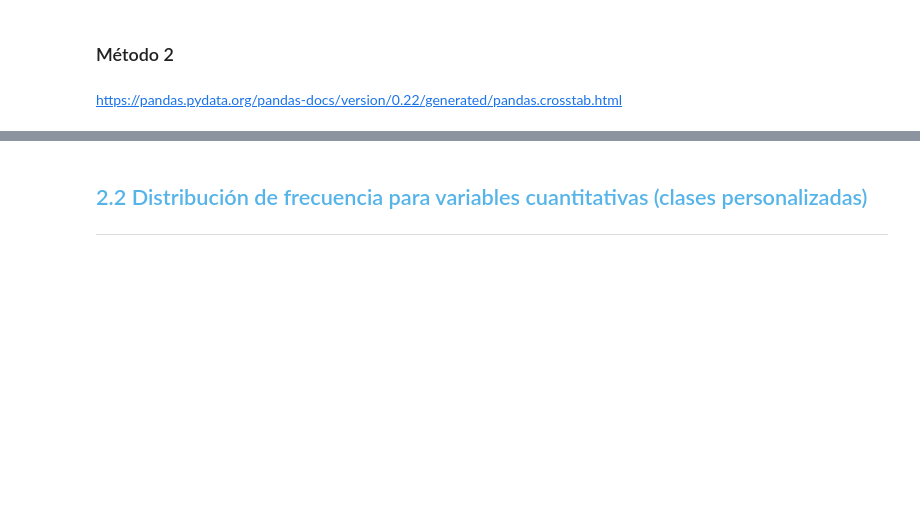
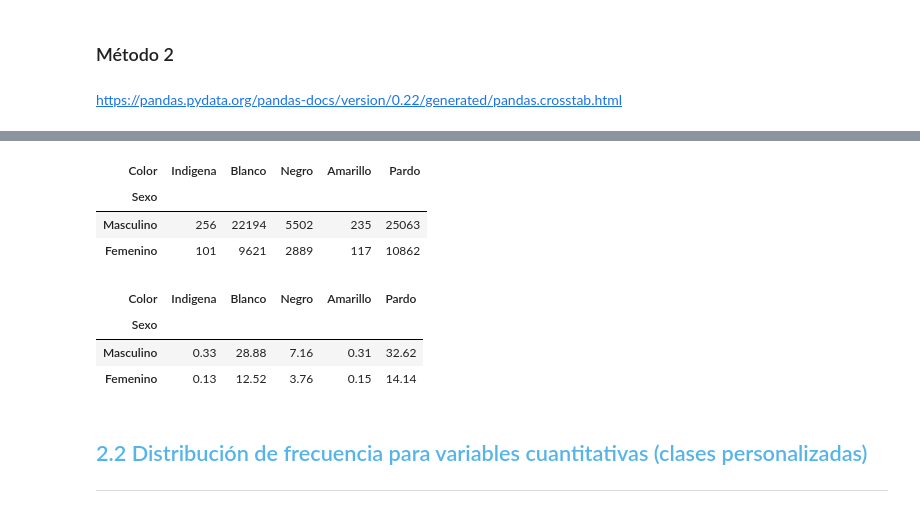
Before and after one commit to Eve113/AnalisisDeDatosEPR1, a Jupyter notebook: Curso_de_Estadística_con_Python_1.ipynb, the cells around one changed output, grey strips where cells are left out. Cells and saved outputs as stored; diff of their text form; code cells hidden in the pictures; blank space fills up the shorter version.

```diff
--- a/Curso_de_Estadística_con_Python_1.ipynb
+++ b/Curso_de_Estadística_con_Python_1.ipynb
@@ -254,3 +263,25 @@ color = {0: 'Indigena',
+# %%
+frecuencia.rename(index = sexo, inplace = True)
+frecuencia.rename(columns = color, inplace = True)
+
+frecuencia
+# %% [output]
+| Color | Indigena | Blanco | Negro | Amarillo | Pardo |
+| Sexo |  |  |  |  |  |
+| Masculino | 256 | 22194 | 5502 | 235 | 25063 |
+| Femenino | 101 | 9621 | 2889 | 117 | 10862 |
+# %%
+porcentaje = pd.crosstab(datos.Sexo,
+                         datos.Color,
+                         normalize = True).round(4) * 100
+porcentaje.rename(index = sexo, inplace = True)
+porcentaje.rename(columns = color, inplace = True)
+porcentaje
+# %% [output]
+| Color | Indigena | Blanco | Negro | Amarillo | Pardo |
+| Sexo |  |  |  |  |  |
+| Masculino | 0.33 | 28.88 | 7.16 | 0.31 | 32.62 |
+| Femenino | 0.13 | 12.52 | 3.76 | 0.15 | 14.14 |
 # %% [markdown]
 ## <font color=#56B4E9>2.2 Distribución de frecuencia para variables cuantitativas (clases personalizadas)</font>
 ***
```
Also changed, not shown: parts of 1 cell of this notebook.
